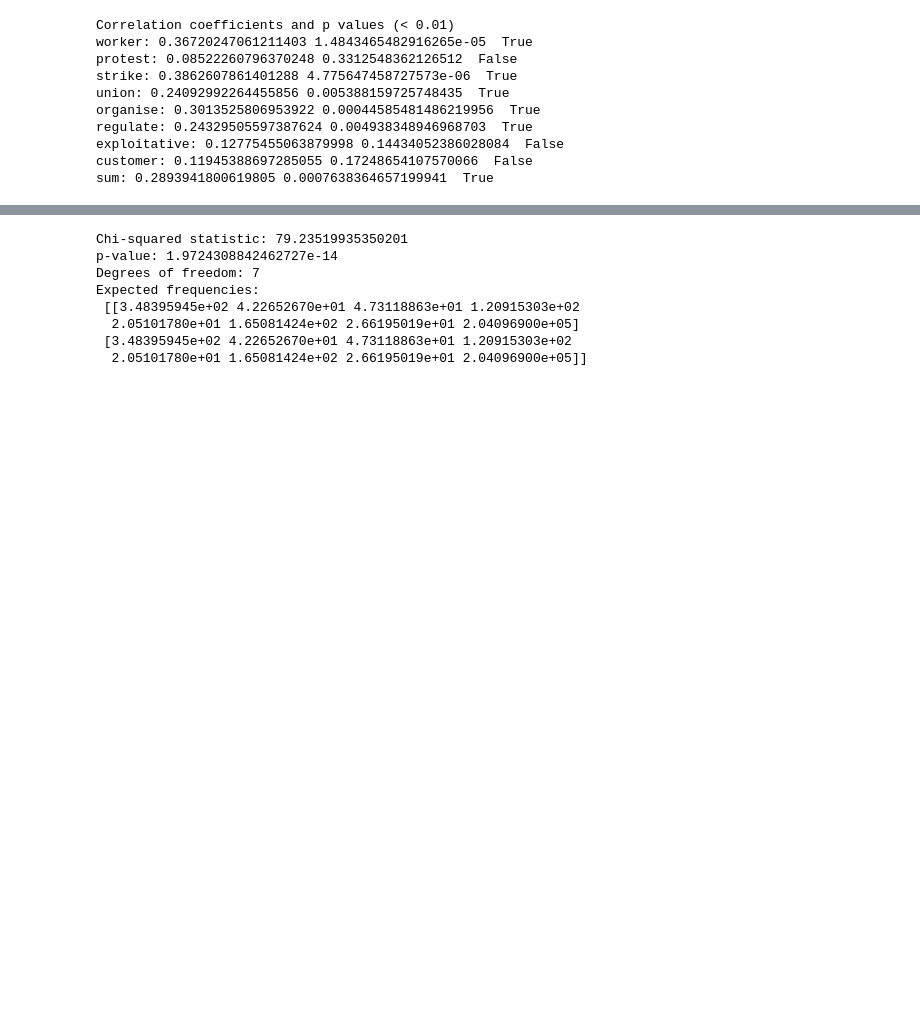
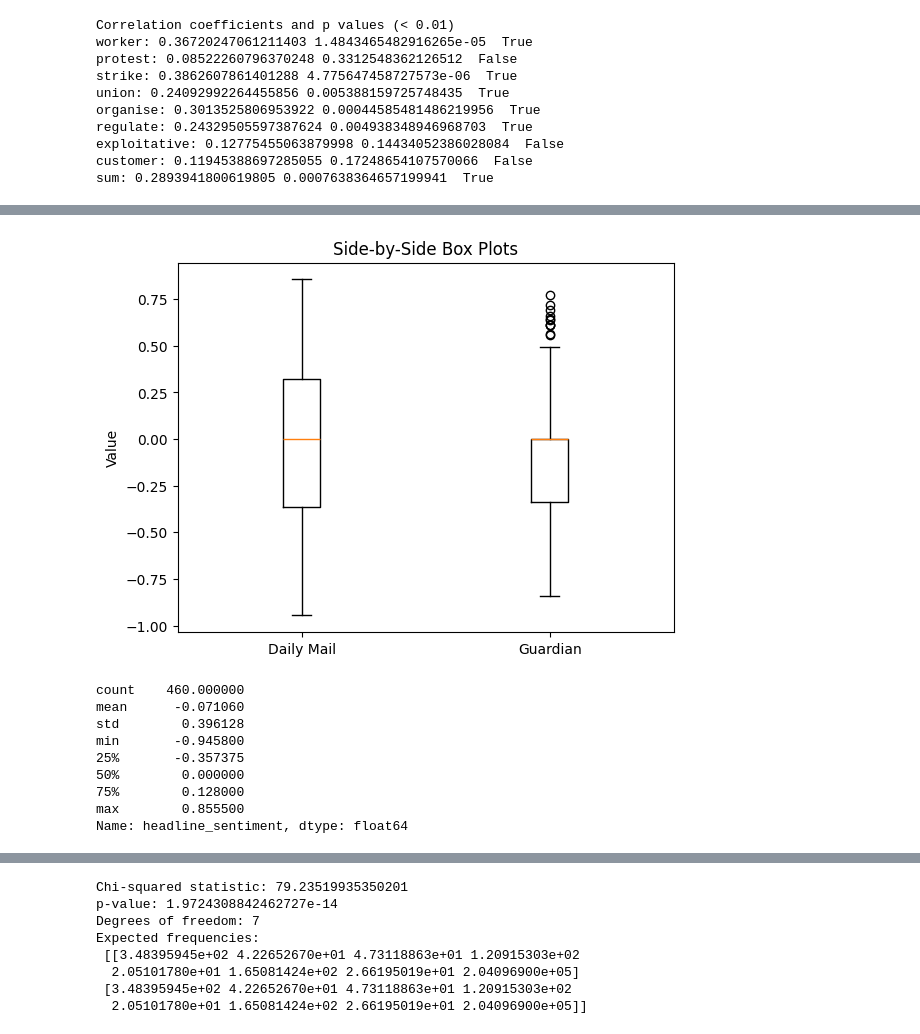
Before and after one commit to dmh21za/compmeth, a Jupyter notebook: summative.ipynb, the cells around one changed output, grey strips where cells are left out. Saved outputs shown, nothing was run; the diff lists cells and outputs as text; code cells hidden in the pictures; blank space fills up the shorter version.

```diff
--- a/summative.ipynb
+++ b/summative.ipynb
@@ -1080,0 +1184,6 @@ NameError: name 'df_sent' is not defined
+# %%
+# sort by body sentiment
+# this shows the articles with biggest difference between headline and body sentiment
+df["sent_diff"] = abs(df['headline_sentiment'] - df['body_sentiment'])
+df.sort_values(by=['sent_diff'], ascending=False, inplace=True)
+df.head(5)
@@ -1080,0 +1197,32 @@ NameError: name 'df_sent' is not defined
+# %%
+# i'll use headline as proxy for article to gauge sentiment
+# produce a histogram of df's headline_sentiment
+
+# box plot of headline sentiment
+# Create side-by-side box plots
+fig, ax = plt.subplots()
+ax.boxplot([df[df['paper'] == 'dailymail']['headline_sentiment'], df[df['paper'] == 'guardian']['headline_sentiment']], labels=['Daily Mail', 'Guardian'])
+
+# Customize plot
+ax.set_ylabel('Value')
+ax.set_title('Side-by-Side Box Plots')
+
+# Display plot
+
+plt.show()
+
+# display quartile range and median
+print(df['headline_sentiment'].describe())
+
+# shows that uber headlines in the daily mail do tend to be more positive than the guardian
+# %% [output]
+[figure, added]
+count    460.000000
+mean      -0.071060
+std        0.396128
+min       -0.945800
+25%       -0.357375
+50%        0.000000
+75%        0.128000
+max        0.855500
+Name: headline_sentiment, dtype: float64
```
Also changed, not shown: parts of 8 cells of this notebook.
